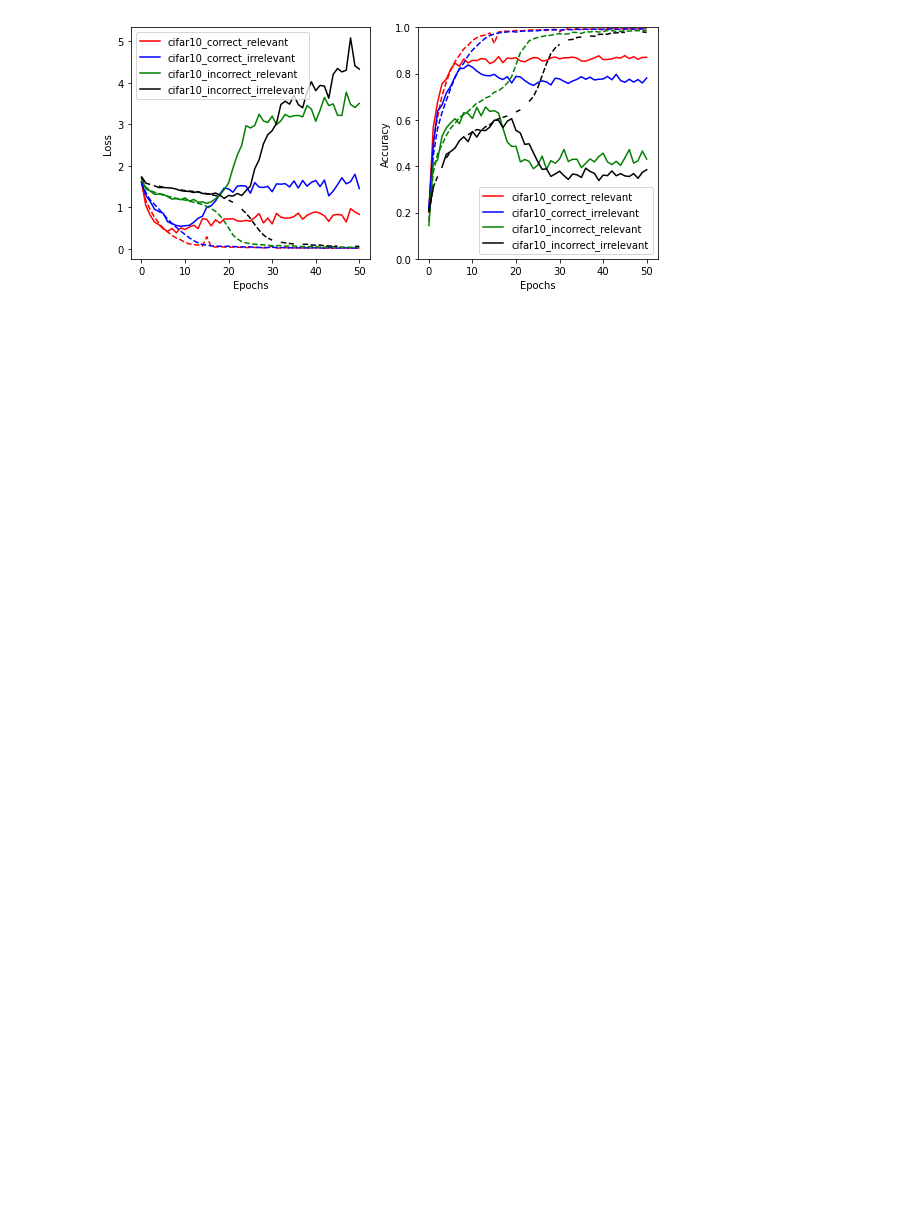
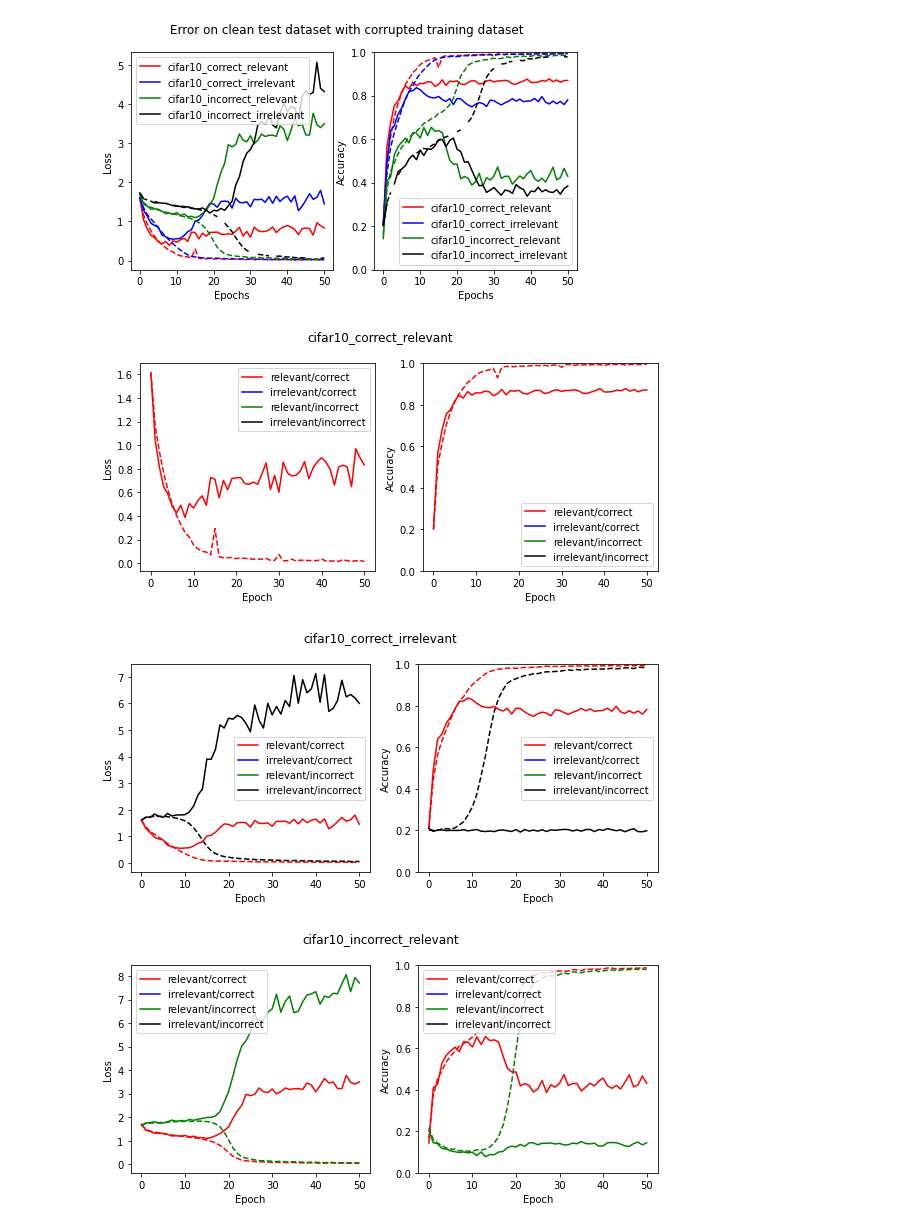
Before and after one commit to jimgammell/ece595ml_project, a Jupyter notebook: trial.ipynb, the cells around one changed output. Saved outputs shown, nothing was run; the diff lists cells and outputs as text; code cells hidden in the pictures; blank space fills up the shorter version.

Commit message:
More-granular graphs as sanity check for performance on incorrect/irrelevant data

```diff
--- a/trial.ipynb
+++ b/trial.ipynb
@@ -21,3 +1,32 @@ def plot_results(title, training_results, testing_results):
+# %%
+from matplotlib import pyplot as plt
+
+def plot_results(title, training_results, testing_results):
+    colors = ['red', 'blue', 'green', 'black']
+    labels = ['relevant/correct', 'irrelevant/correct', 'relevant/incorrect', 'irrelevant/incorrect']
+
+    (fig, ax) = plt.subplots(1, 2, figsize=(8, 4))
+    ax[0].set_xlabel('Epoch')
+    ax[1].set_xlabel('Epoch')
+    ax[0].set_ylabel('Loss')
+    ax[1].set_ylabel('Accuracy')
+    ax[1].set_ylim(0, 1)
+    fig.suptitle(title)
+    m = training_results['loss_metrics']
+    for (mm, color, label) in zip(m, colors, labels):
+        ax[0].plot(mm, '--', color=color)
+    m = testing_results['loss_metrics']
+    for (mm, color, label) in zip(m, colors, labels):
+        ax[0].plot(mm, '-', color=color, label=label)
+    ax[0].legend()
+    m = training_results['acc_metrics']
+    for (mm, color, label) in zip(m, colors, labels):
+        ax[1].plot(mm, '--', color=color)
+    m = testing_results['acc_metrics']
+    for (mm, color, label) in zip(m, colors, labels):
+        ax[1].plot(mm, '-', color=color, label=label)
+    ax[1].legend()
+    plt.tight_layout()
 # %%
 import os
 import pickle
@@ -25,31 +34,36 @@ from matplotlib import pyplot as plt
 
 colors = ['red', 'blue', 'green', 'black']
 (fig, ax) = plt.subplots(1, 2, figsize=(8, 4))
 ax[0].set_xlabel('Epochs')
 ax[1].set_xlabel('Epochs')
 ax[0].set_ylabel('Loss')
 ax[1].set_ylabel('Accuracy')
 ax[1].set_ylim(0, 1)
+fig.suptitle('Error on clean test dataset with corrupted training dataset')
 
 directories_to_plot = ['cifar10_correct_relevant',
                        'cifar10_correct_irrelevant',
                        'cifar10_incorrect_relevant',
                        'cifar10_incorrect_irrelevant']
 for (directory, color) in zip(directories_to_plot, colors):
     with open(os.path.join('.', 'results', directory, 'training_results.pickle'), 'rb') as F:
         training_results = pickle.load(F)
     with open(os.path.join('.', 'results', directory, 'testing_results.pickle'), 'rb') as F:
         testing_results = pickle.load(F)
+    plot_results(directory, training_results, testing_results)
     training_loss = training_results['loss_metrics'][0]
     testing_loss = testing_results['loss_metrics'][0]
     training_acc = training_results['acc_metrics'][0]
     testing_acc = testing_results['acc_metrics'][0]
     ax[0].plot(training_loss, '--', color=color)
     ax[0].plot(testing_loss, '-', color=color, label=directory)
     ax[1].plot(training_acc, '--', color=color)
     ax[1].plot(testing_acc, '-', color=color, label=directory)
 ax[0].legend()
 ax[1].legend()
 plt.tight_layout()
 # %% [output]
-[figure, old version]
+[figure, new version]
+[figure, added]
+[figure, added]
+[figure, added]
```
Also changed, not shown: parts of 2 cells of this notebook.
